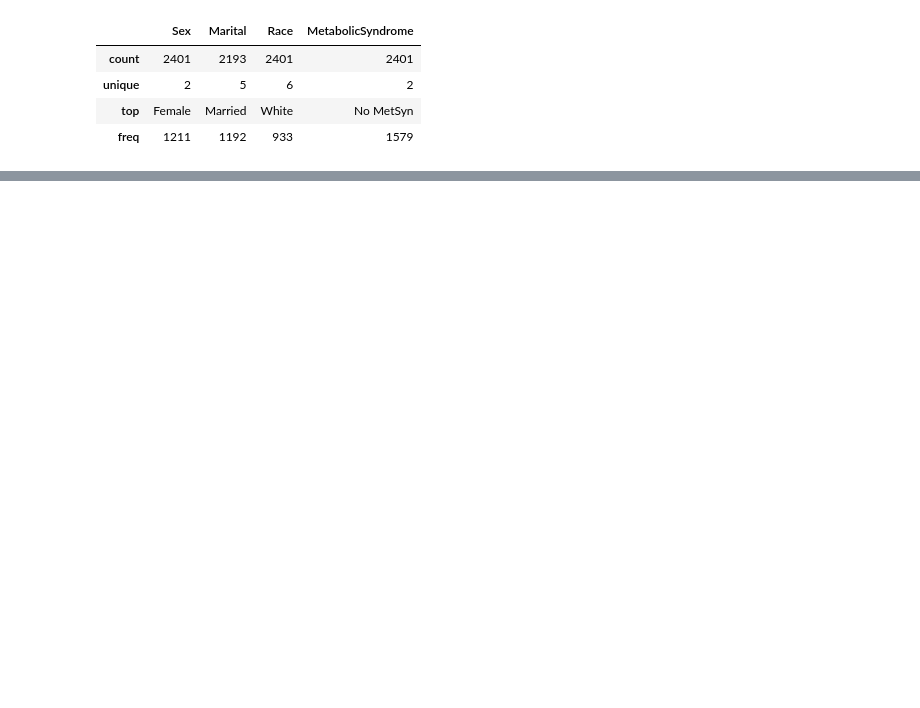
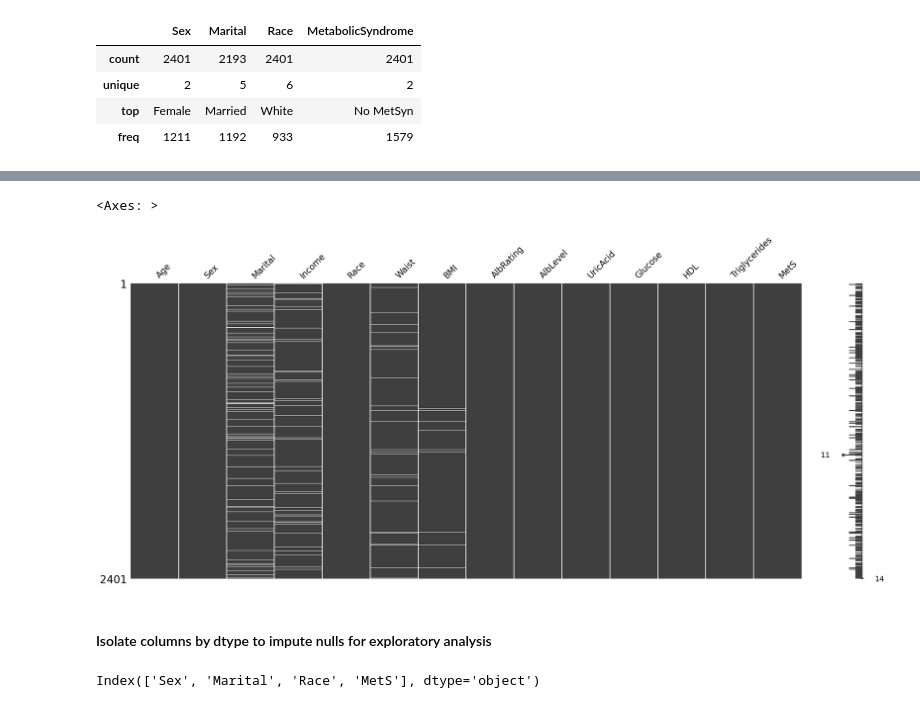
Before and after one commit to SeeBee8/Metabolic-Syndrome-Prediction, a Jupyter notebook: Untitled.ipynb, the cells around one changed output, grey strips where cells are left out. Drawn from its saved outputs; the diff is of its cells as text; code cells hidden in the pictures; blank space fills up the shorter version.

```diff
--- a/Untitled.ipynb
+++ b/Untitled.ipynb
@@ -391,0 +377,2 @@ check tryglycerides 1562
+# %%
+df['Albuminuria']=df['Albuminuria'].astype(int)
@@ -391,0 +383,6 @@ check tryglycerides 1562
+# %%
+# Rename columns to make life easier
+rename_dict = {'MetabolicSyndrome': 'MetS', 'WaistCirc': 'Waist', 'BloodGlucose': 'Glucose',
+               'UrAlbCr': 'AlbLevel', 'Albuminuria': 'AlbRating'}
+df = df.rename(rename_dict, axis=1)
+df.head(2)
@@ -391,0 +414,7 @@ check tryglycerides 1562
+# %%
+msno.matrix(df)
+# %% [output]
+<Axes: >
+[figure, added]
+# %% [markdown]
+#### Isolate columns by dtype to impute nulls for exploratory analysis
@@ -391,0 +423,5 @@ check tryglycerides 1562
+# %%
+cat_cols = df2.select_dtypes('object').columns
+cat_cols
+# %% [output]
+Index(['Sex', 'Marital', 'Race', 'MetS'], dtype='object')
```
Also changed, not shown: parts of 22 cells of this notebook.
